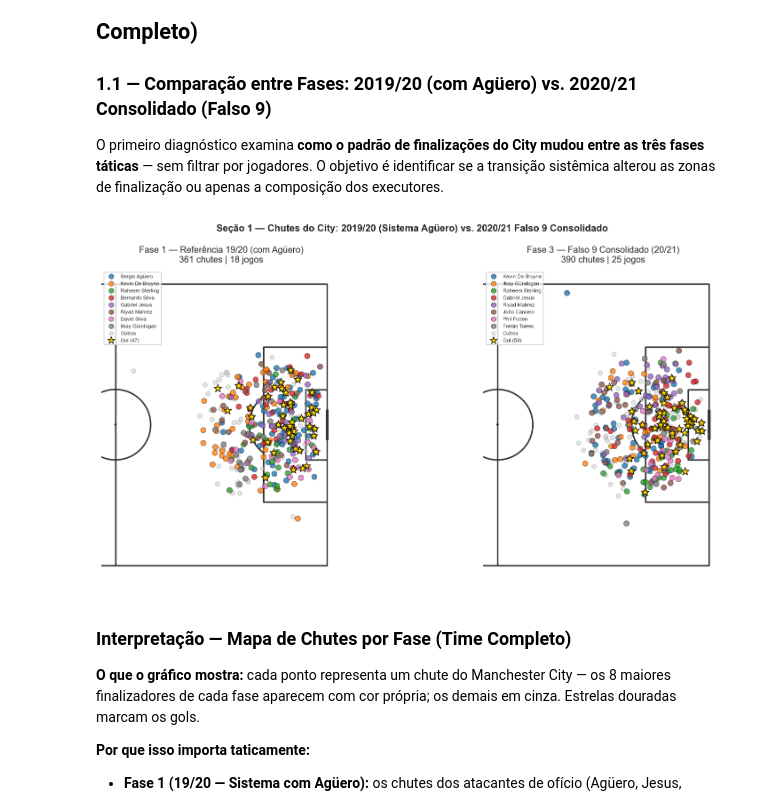
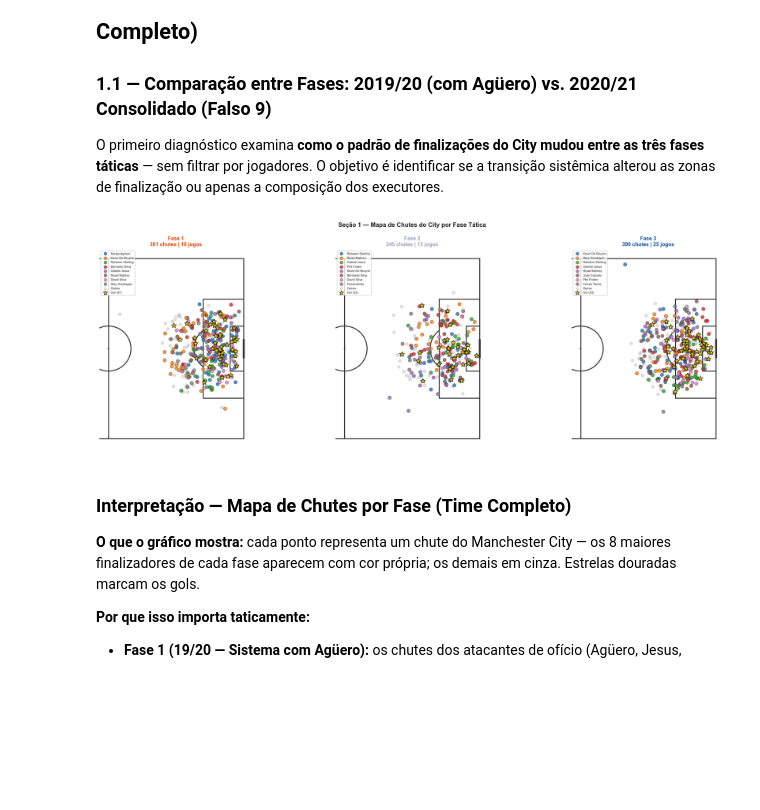
Before and after one commit to carolabdu/futebol-analise, a Jupyter notebook: Analise_City_19_20_20_21_completo.ipynb, the cells around one changed output. Cells and saved outputs as stored; diff of their text form; code cells hidden in the pictures; blank space fills up the shorter version.

```diff
--- a/Analise_City_19_20_20_21_completo.ipynb
+++ b/Analise_City_19_20_20_21_completo.ipynb
@@ -236,50 +227,54 @@ Jogos desconsiderados (Contaminação por Agüero reserva): 14
 O primeiro diagnóstico examina **como o padrão de finalizações do City mudou entre as três fases táticas** — sem filtrar por jogadores. O objetivo é identificar se a transição sistêmica alterou as zonas de finalização ou apenas a composição dos executores.
 # %%
 fase1_shots = mc_shots[mc_shots['fase'] == fase1_label].copy()
+fase2_shots = mc_shots[mc_shots['fase'] == fase2_label].copy()
 fase3_shots = mc_shots[mc_shots['fase'] == fase3_label].copy()
 
 pitch = Pitch(pitch_type='statsbomb', half=True, pitch_color='white', line_color='#333333')
-fig, ax = pitch.draw(figsize=(16, 7), nrows=1, ncols=2)
+fig, ax = pitch.draw(figsize=(22, 7), nrows=1, ncols=3)
 fig.set_facecolor('white')
 fig.suptitle(
-    'Seção 1 — Chutes do City: 2019/20 (Sistema Agüero) vs. 2020/21 Falso 9 Consolidado',
+    'Seção 1 — Mapa de Chutes do City por Fase Tática',
     fontsize=13, fontweight='bold'
 )
 
-for a, data, titulo in [
-    (ax[0], fase1_shots,
-     f'Fase 1 — Referência 19/20 (com Agüero)\n{len(fase1_shots)} chutes | {g1} jogos'),
-    (ax[1], fase3_shots,
-     f'Fase 3 — Falso 9 Consolidado (20/21)\n{len(fase3_shots)} chutes | {g3} jogos'),
+for a, data, fase, n_jogos in [
+    (ax[0], fase1_shots, fase1_label, g1),
+    (ax[1], fase2_shots, fase2_label, g2),
+    (ax[2], fase3_shots, fase3_label, g3),
 ]:
     top_players = data['player'].value_counts().head(8).index.tolist()
     palette = sns.color_palette('tab10', len(top_players))
     player_colors = dict(zip(top_players, palette))
 
     for player in top_players:
         subset = data[data['player'] == player]
         a.scatter(subset['x_sb'], subset['y_sb'], s=55,
                   color=player_colors[player], alpha=0.8,
                   edgecolors='black', linewidth=0.4, label=player, zorder=3)
 
     others = data[~data['player'].isin(top_players)]
     if len(others) > 0:
         a.scatter(others['x_sb'], others['y_sb'], s=35, color='#cccccc',
                   alpha=0.5, edgecolors='black', linewidth=0.3, label='Outros', zorder=2)
 
     gols = data[data['result'] == 'Goal']
     a.scatter(gols['x_sb'], gols['y_sb'], s=130, color='gold',
               edgecolors='black', linewidth=0.8, marker='*', zorder=5,
               label=f'Gol ({len(gols)})')
 
-    a.set_title(titulo, fontsize=12, pad=10)
-    a.legend(loc='upper left', fontsize=7, frameon=True,
+    fase_short = fase.split(' — ')[0]
+    a.set_title(
+        f'{fase_short}\n{len(data)} chutes | {n_jogos} jogos',
+        fontsize=11, pad=8, color=cores_fase[fase], fontweight='bold'
+    )
+    a.legend(loc='upper left', fontsize=6.5, frameon=True,
              facecolor='white', edgecolor='silver', markerscale=0.9)
 
 plt.tight_layout()
 plt.show()
 # %% [output]
-[figure, old version]
+[figure, new version]
 # %% [markdown]
 ### Interpretação — Mapa de Chutes por Fase (Time Completo)
 
```
Also changed, not shown: parts of 13 cells of this notebook.
